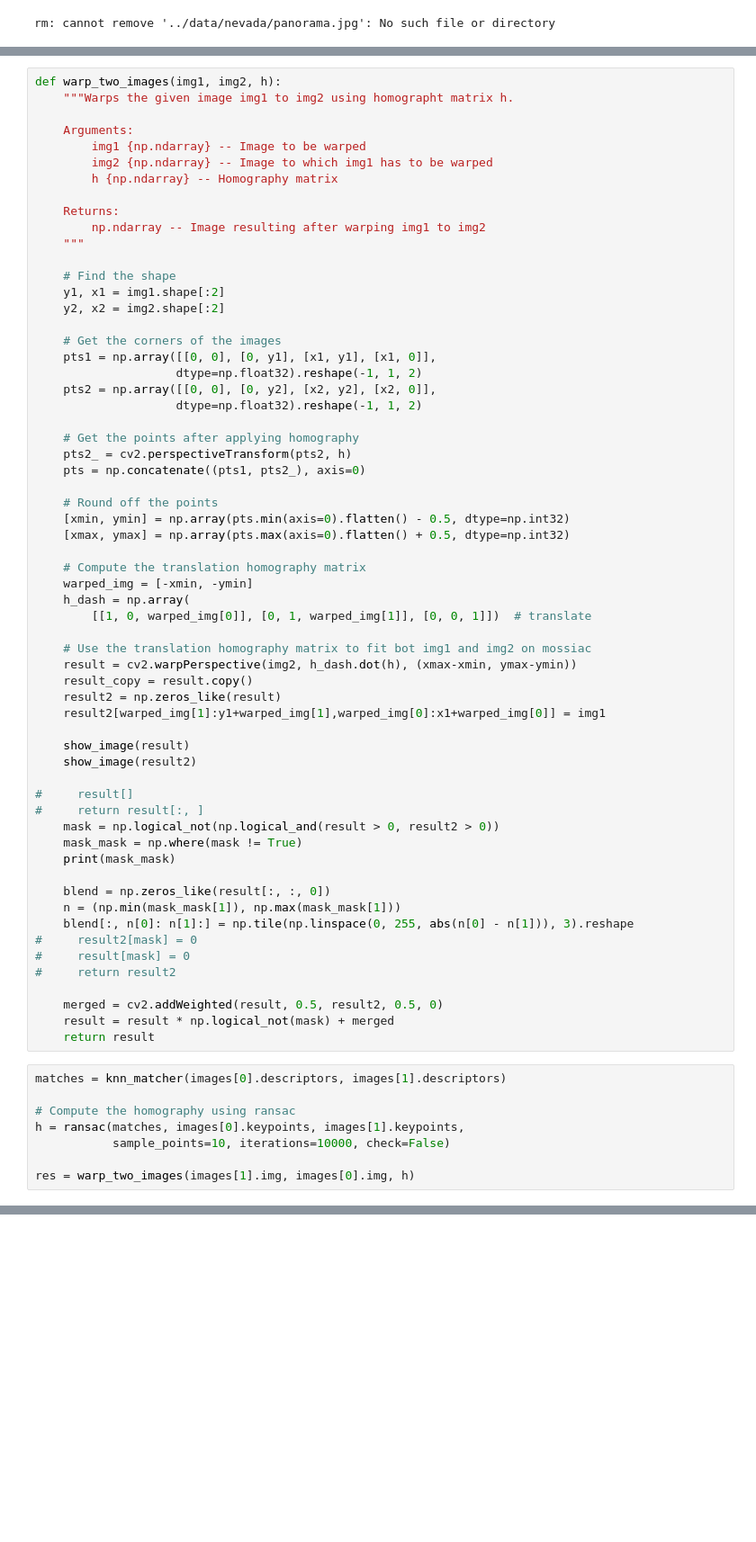
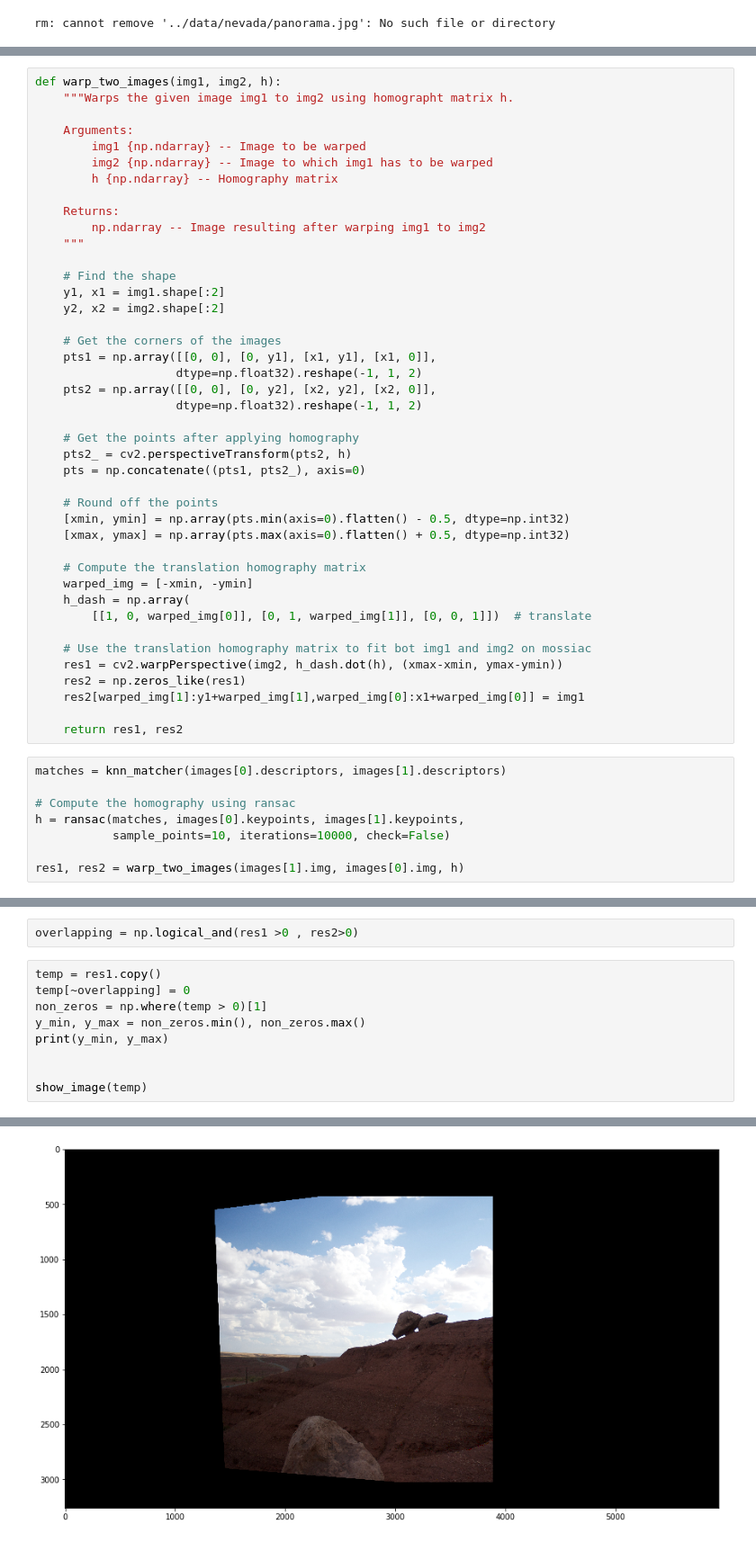
Before and after one commit to aashish-jain/Image-Stitcher, a Jupyter notebook: src/Image Stitcher.ipynb, the cells around one changed output, grey strips where cells are left out. Shown at 90% size. Drawn from its saved outputs; the diff is of its cells as text; blank space fills up the shorter version.

```diff
--- a/src/Image Stitcher.ipynb
+++ b/src/Image Stitcher.ipynb
@@ -61,30 +59,11 @@ def warp_two_images(img1, img2, h):
         [[1, 0, warped_img[0]], [0, 1, warped_img[1]], [0, 0, 1]])  # translate
 
     # Use the translation homography matrix to fit bot img1 and img2 on mossiac
-    result = cv2.warpPerspective(img2, h_dash.dot(h), (xmax-xmin, ymax-ymin))
-    result_copy = result.copy()
-    result2 = np.zeros_like(result)
-    result2[warped_img[1]:y1+warped_img[1],warped_img[0]:x1+warped_img[0]] = img1
+    res1 = cv2.warpPerspective(img2, h_dash.dot(h), (xmax-xmin, ymax-ymin))
+    res2 = np.zeros_like(res1)
+    res2[warped_img[1]:y1+warped_img[1],warped_img[0]:x1+warped_img[0]] = img1
 
-    show_image(result)
-    show_image(result2)
-
-#     result[]
-#     return result[:, ]
-    mask = np.logical_not(np.logical_and(result > 0, result2 > 0))
-    mask_mask = np.where(mask != True)
-    print(mask_mask)
-
-    blend = np.zeros_like(result[:, :, 0])
-    n = (np.min(mask_mask[1]), np.max(mask_mask[1]))
-    blend[:, n[0]: n[1]:] = np.tile(np.linspace(0, 255, abs(n[0] - n[1])), 3).reshape
-#     result2[mask] = 0
-#     result[mask] = 0
-#     return result2
-
-    merged = cv2.addWeighted(result, 0.5, result2, 0.5, 0)
-    result = result * np.logical_not(mask) + merged
-    return result
+    return res1, res2
 # %%
 matches = knn_matcher(images[0].descriptors, images[1].descriptors)
 
@@ -92,4 +71,4 @@ matches = knn_matcher(images[0].descriptors, images[1].descriptors)
 h = ransac(matches, images[0].keypoints, images[1].keypoints,
            sample_points=10, iterations=10000, check=False)
 
-res = warp_two_images(images[1].img, images[0].img, h)
+res1, res2 = warp_two_images(images[1].img, images[0].img, h)
@@ -99,0 +75,12 @@ show_image(res)
+# %%
+overlapping = np.logical_and(res1 >0 , res2>0)
+# %%
+temp = res1.copy()
+temp[~overlapping] = 0
+non_zeros = np.where(temp > 0)[1]
+y_min, y_max = non_zeros.min(), non_zeros.max()
+print(y_min, y_max)
+
+
+show_image(temp)
+# %% [output]
@@ -99,0 +88 @@ show_image(res)
+[figure, added]
```
Also changed, not shown: parts of 7 cells of this notebook, 9 other files.
